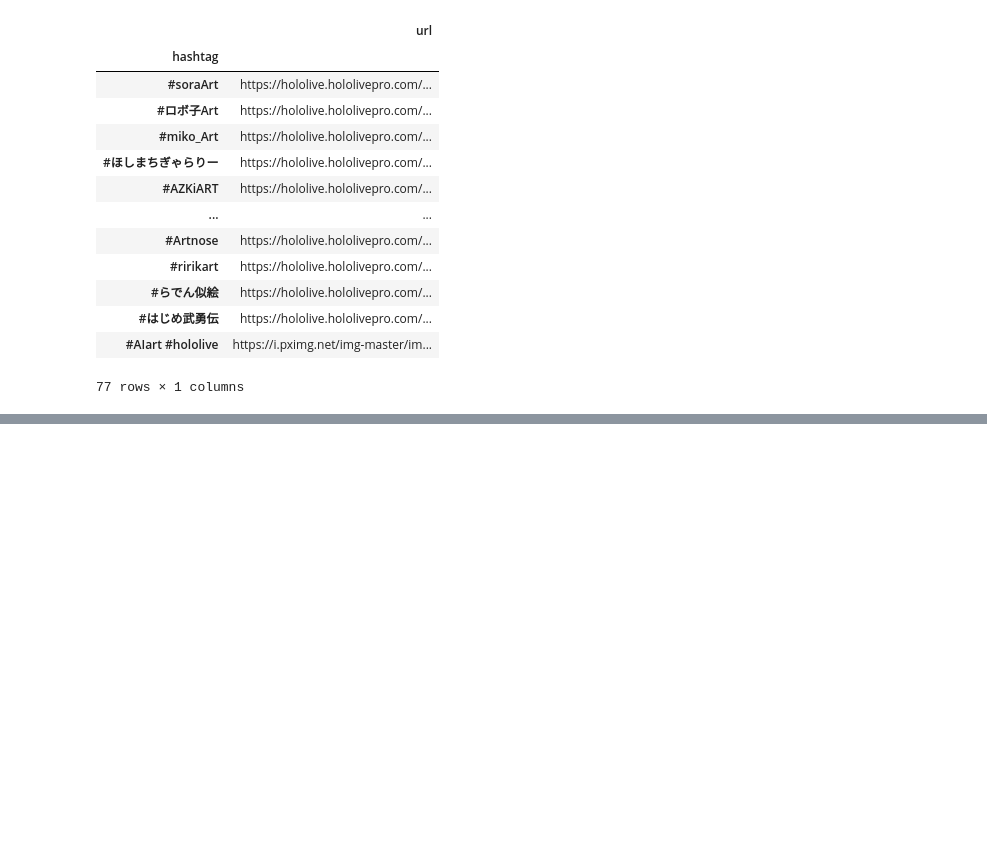
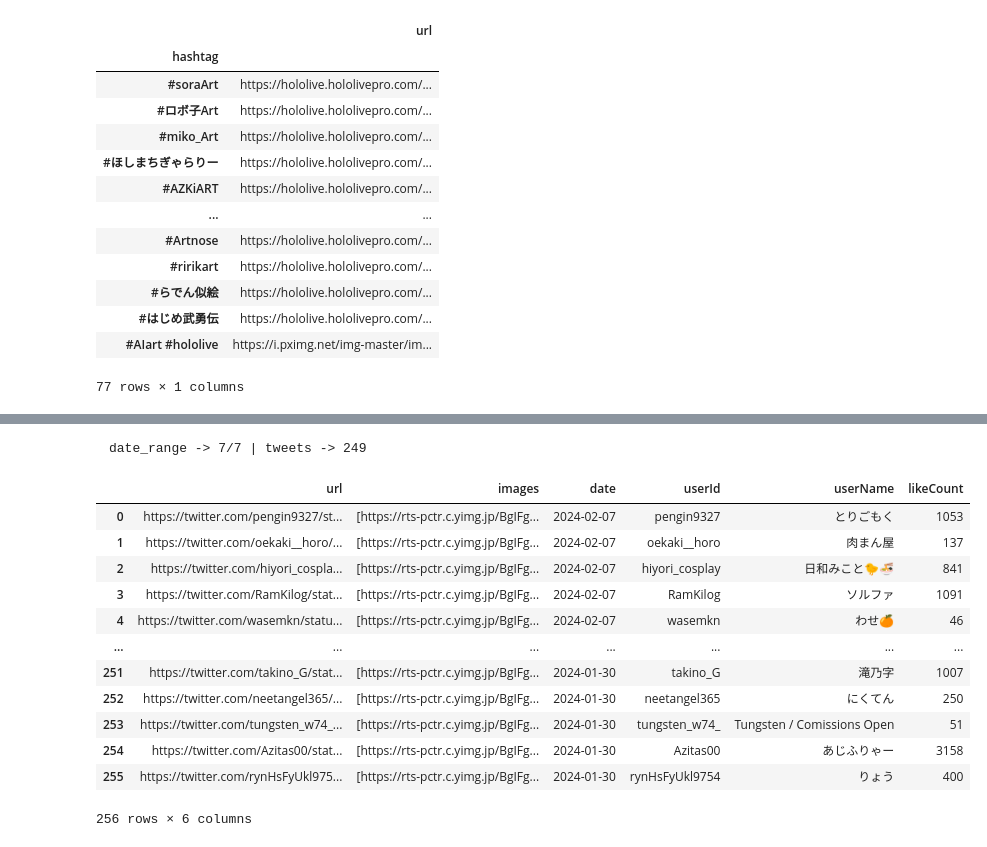
Before and after one commit to sakura7304moti/mohoo, a Jupyter notebook: test.ipynb, the cells around one changed output, grey strips where cells are left out. Saved outputs shown, nothing was run; the diff lists cells and outputs as text; code cells hidden in the pictures; blank space fills up the shorter version.

```diff
--- a/test.ipynb
+++ b/test.ipynb
@@ -278,0 +490,19 @@ df
+# %%
+from src import utils2
+df = utils2.get_tweet('#絵かゆ',7,'holo')
+df
+# %% [output]
+　date_range -> 7/7 | tweets -> 249
+|  | url | images | date | userId | userName | likeCount |
+| 0 | https://twitter.com/pengin9327/st... | [https://rts-pctr.c.yimg.jp/BgIFg... | 2024-02-07 | pengin9327 | とりごもく | 1053 |
+| 1 | https://twitter.com/oekaki__horo/... | [https://rts-pctr.c.yimg.jp/BgIFg... | 2024-02-07 | oekaki__horo | 肉まん屋 | 137 |
+| 2 | https://twitter.com/hiyori_cospla... | [https://rts-pctr.c.yimg.jp/BgIFg... | 2024-02-07 | hiyori_cosplay | 日和みこと🐤🍜 | 841 |
+| 3 | https://twitter.com/RamKilog/stat... | [https://rts-pctr.c.yimg.jp/BgIFg... | 2024-02-07 | RamKilog | ソルファ | 1091 |
+| 4 | https://twitter.com/wasemkn/statu... | [https://rts-pctr.c.yimg.jp/BgIFg... | 2024-02-07 | wasemkn | わせ🍊 | 46 |
+| ... | ... | ... | ... | ... | ... | ... |
+| 251 | https://twitter.com/takino_G/stat... | [https://rts-pctr.c.yimg.jp/BgIFg... | 2024-01-30 | takino_G | 滝乃字 | 1007 |
+| 252 | https://twitter.com/neetangel365/... | [https://rts-pctr.c.yimg.jp/BgIFg... | 2024-01-30 | neetangel365 | にくてん | 250 |
+| 253 | https://twitter.com/tungsten_w74_... | [https://rts-pctr.c.yimg.jp/BgIFg... | 2024-01-30 | tungsten_w74_ | Tungsten / Comissions Open | 51 |
+| 254 | https://twitter.com/Azitas00/stat... | [https://rts-pctr.c.yimg.jp/BgIFg... | 2024-01-30 | Azitas00 | あじふりゃー | 3158 |
+| 255 | https://twitter.com/rynHsFyUkl975... | [https://rts-pctr.c.yimg.jp/BgIFg... | 2024-01-30 | rynHsFyUkl9754 | りょう | 400 |
+256 rows × 6 columns
```
Also changed, not shown: parts of 15 cells of this notebook, 2 other files.
